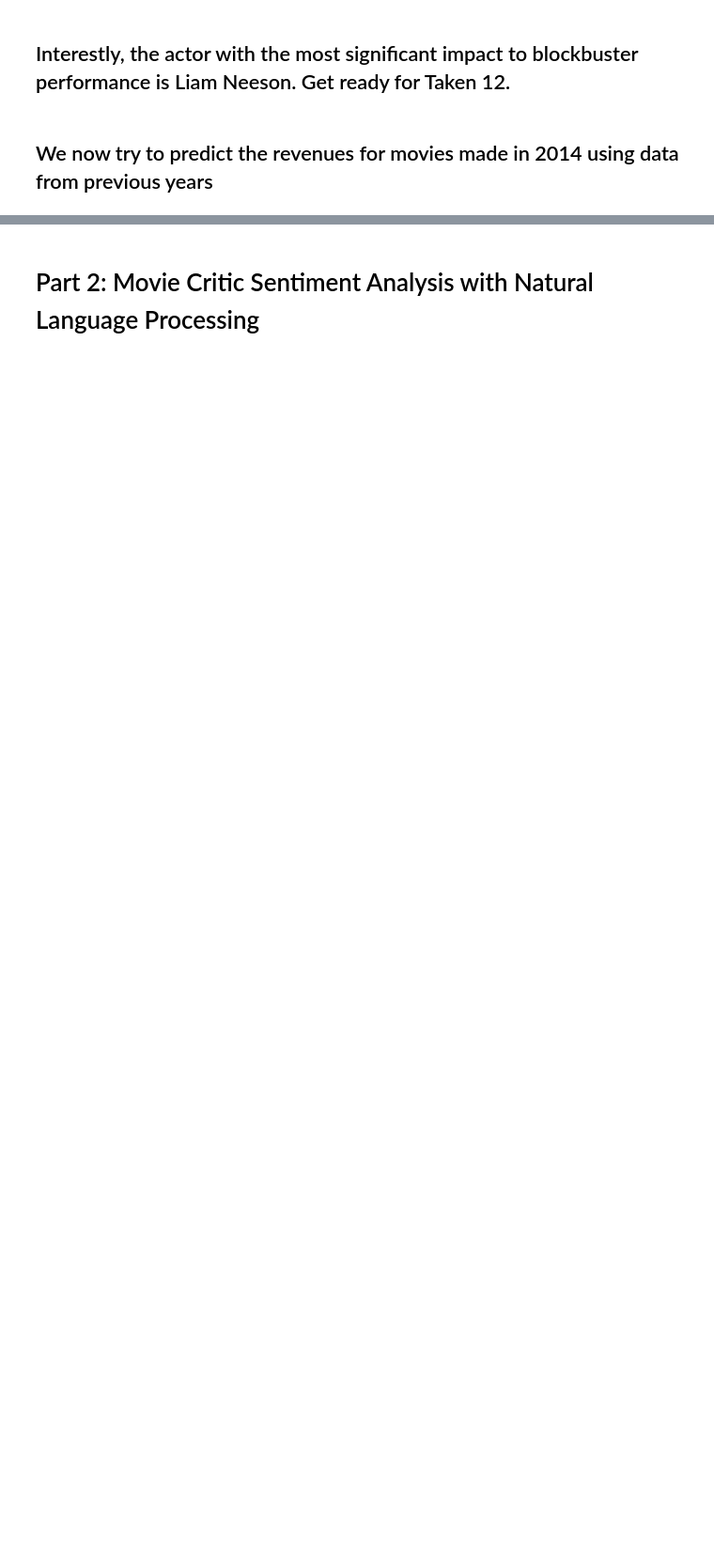
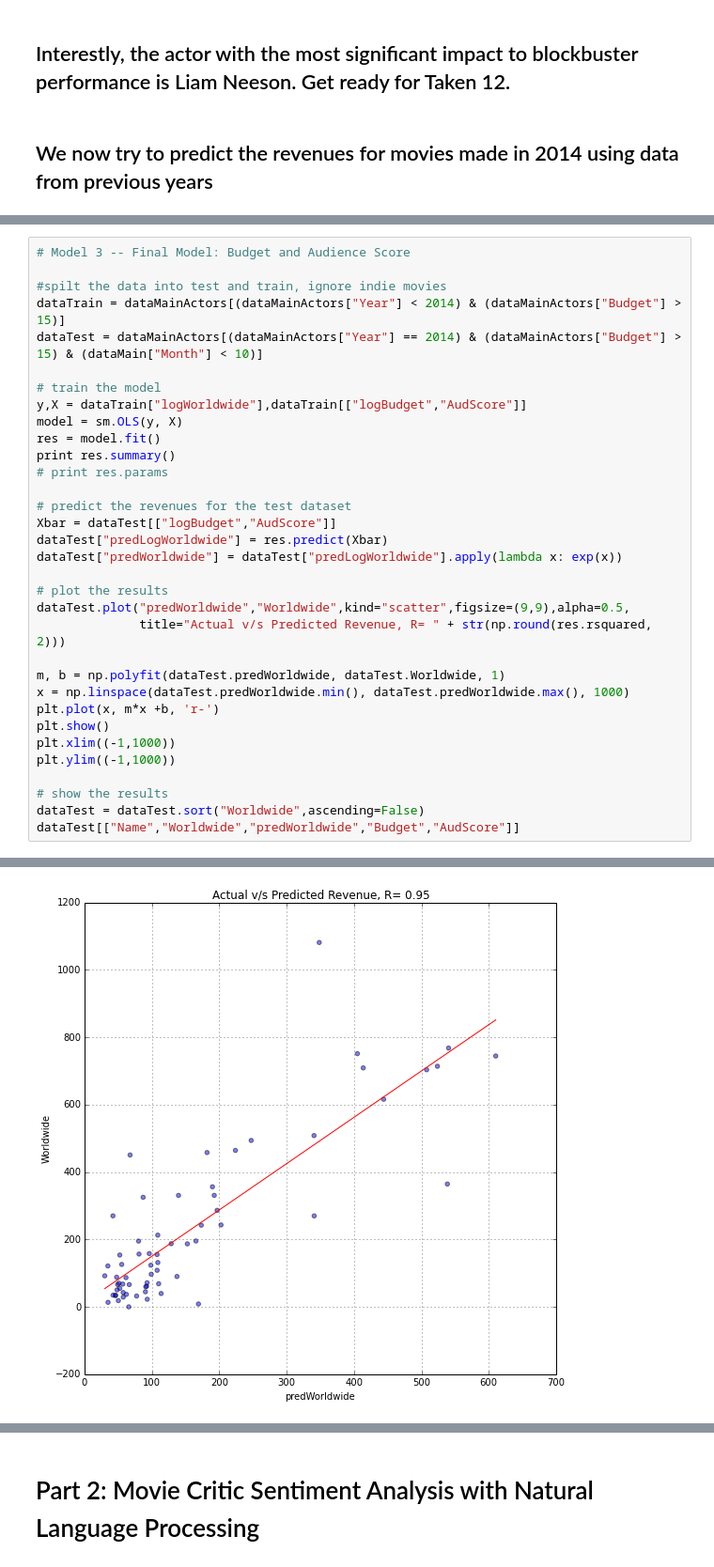
Before and after one commit to akhilketkar/cs209-project, a Jupyter notebook: Copy_Book.ipynb, the cells around one changed output, grey strips where cells are left out. Shown at 94% size. Drawn from its saved outputs; the diff is of its cells as text; blank space fills up the shorter version.

```diff
--- a/Copy_Book.ipynb
+++ b/Copy_Book.ipynb
@@ -414,0 +451,34 @@ Kurtosis:                      18.004   Cond. No.                         30.0
+# %%
+# Model 3 -- Final Model: Budget and Audience Score
+
+#spilt the data into test and train, ignore indie movies
+dataTrain = dataMainActors[(dataMainActors["Year"] < 2014) & (dataMainActors["Budget"] > 15)]
+dataTest = dataMainActors[(dataMainActors["Year"] == 2014) & (dataMainActors["Budget"] > 15) & (dataMain["Month"] < 10)]
+
+# train the model
+y,X = dataTrain["logWorldwide"],dataTrain[["logBudget","AudScore"]]
+model = sm.OLS(y, X)
+res = model.fit()
+print res.summary()
+# print res.params
+
+# predict the revenues for the test dataset
+Xbar = dataTest[["logBudget","AudScore"]]
+dataTest["predLogWorldwide"] = res.predict(Xbar)
+dataTest["predWorldwide"] = dataTest["predLogWorldwide"].apply(lambda x: exp(x))
+
+# plot the results
+dataTest.plot("predWorldwide","Worldwide",kind="scatter",figsize=(9,9),alpha=0.5,
+              title="Actual v/s Predicted Revenue, R= " + str(np.round(res.rsquared, 2)))
+
+m, b = np.polyfit(dataTest.predWorldwide, dataTest.Worldwide, 1)
+x = np.linspace(dataTest.predWorldwide.min(), dataTest.predWorldwide.max(), 1000)
+plt.plot(x, m*x +b, 'r-')
+plt.show()
+plt.xlim((-1,1000))
+plt.ylim((-1,1000))
+
+# show the results
+dataTest = dataTest.sort("Worldwide",ascending=False)
+dataTest[["Name","Worldwide","predWorldwide","Budget","AudScore"]]
+# %% [output]
@@ -414,0 +502 @@ Kurtosis:                      18.004   Cond. No.                         30.0
+[figure, added]
```
Also changed, not shown: parts of 35 cells of this notebook, 1 other file.
